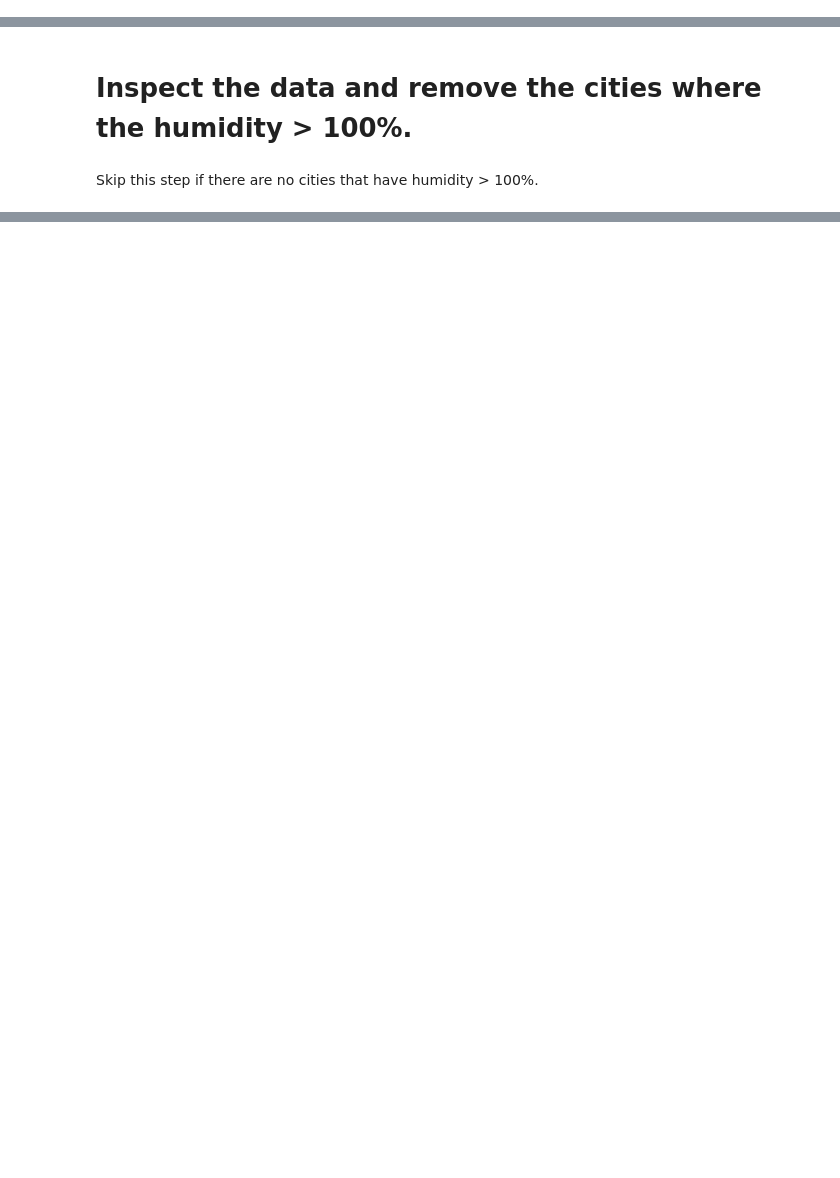
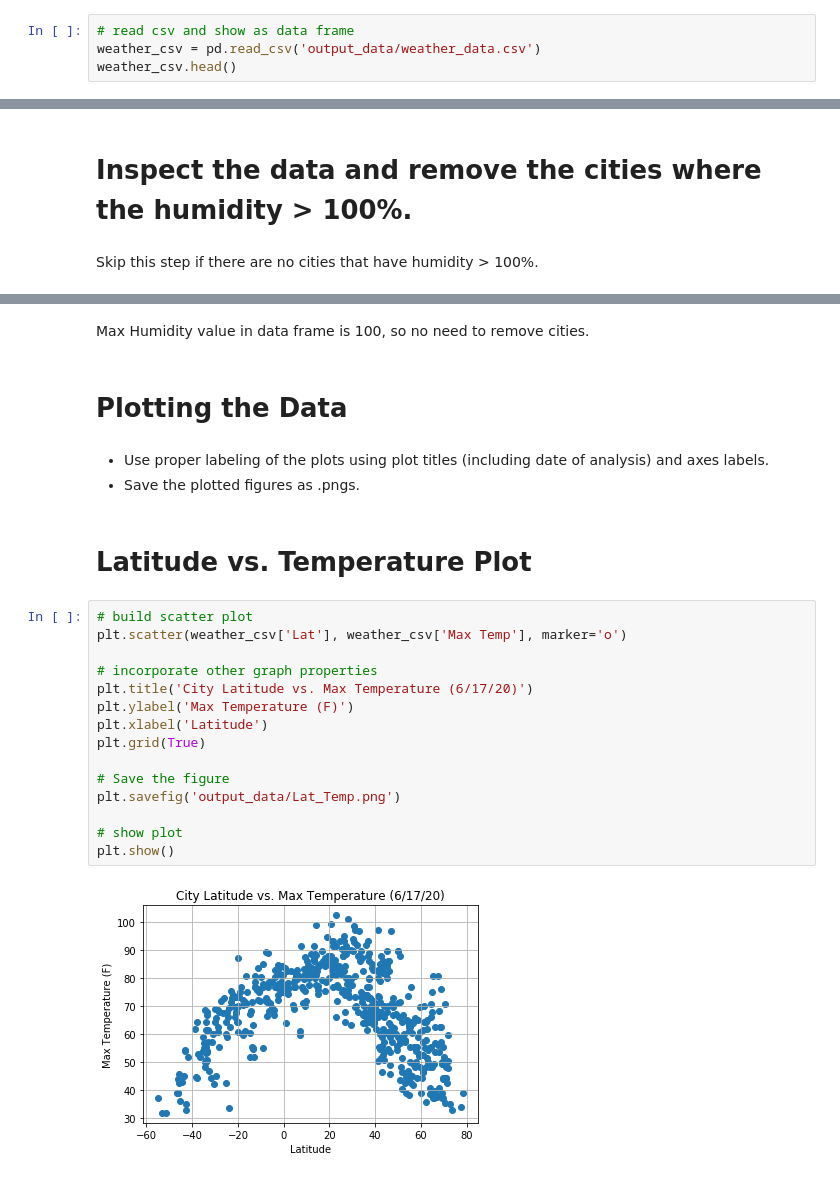
Before and after one commit to tamaranxu/python-api-challenge, a Jupyter notebook: WeatherPy/WeatherPy.ipynb, the cells around one changed output, grey strips where cells are left out. Cells and saved outputs as stored; diff of their text form; blank space fills up the shorter version.

Commit message:
updated notebook and output files

```diff
--- a/WeatherPy/WeatherPy.ipynb
+++ b/WeatherPy/WeatherPy.ipynb
@@ -151,3 +151,7 @@ weather_data
 # %%
 # save weather_data data frame as csv file
 weather_data.to_csv('output_data/weather_data.csv')
+# %%
+# read csv and show as data frame
+weather_csv = pd.read_csv('output_data/weather_data.csv')
+weather_csv.head()
@@ -157,0 +183,26 @@ Skip this step if there are no cities that have humidity > 100%.
+# %% [markdown]
+Max Humidity value in data frame is 100, so no need to remove cities.
+# %% [markdown]
+# Plotting the Data
+# %% [markdown]
+* Use proper labeling of the plots using plot titles (including date of analysis) and axes labels.
+* Save the plotted figures as .pngs.
+# %% [markdown]
+# Latitude vs. Temperature Plot
+# %%
+# build scatter plot
+plt.scatter(weather_csv['Lat'], weather_csv['Max Temp'], marker='o')
+
+# incorporate other graph properties
+plt.title('City Latitude vs. Max Temperature (6/17/20)')
+plt.ylabel('Max Temperature (F)')
+plt.xlabel('Latitude')
+plt.grid(True)
+
+# Save the figure
+plt.savefig('output_data/Lat_Temp.png')
+
+# show plot
+plt.show()
+# %% [output]
+[figure, added]
```
Also changed, not shown: parts of 16 cells of this notebook, 5 other files.
